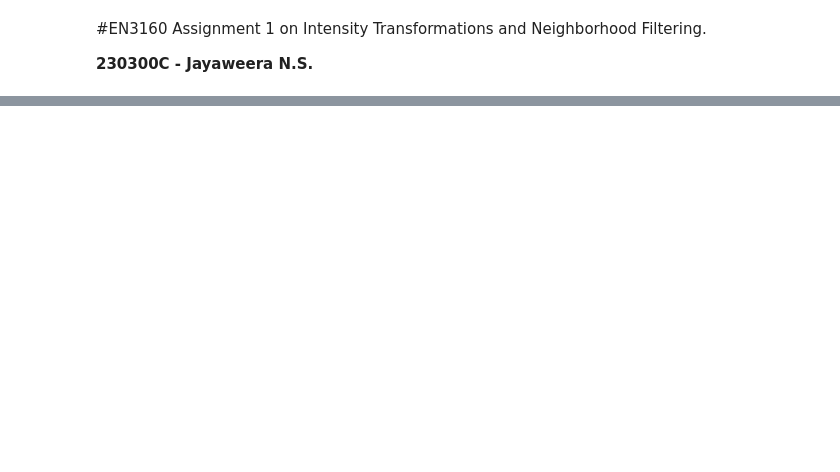
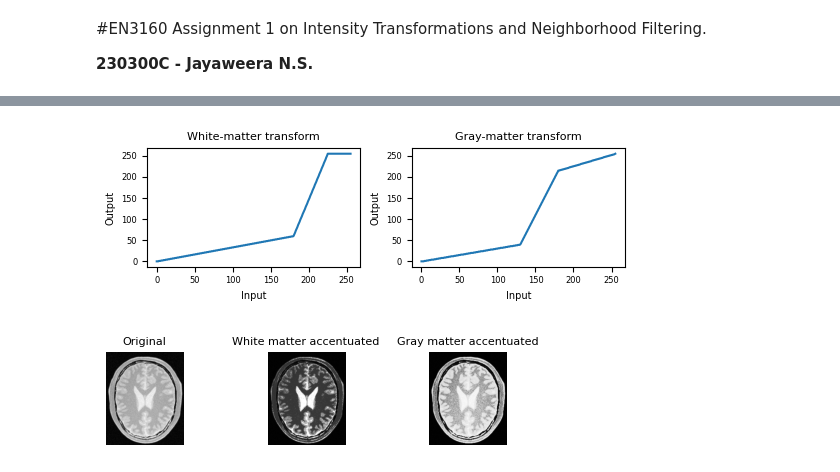
Before and after one commit to NisalJayaweera/EN3160-Assignment-1-on-Intensity-Transformations-and-Neighborhood-Filtering, a Jupyter notebook: Intensity_Transformation_Assignment.ipynb, the cells around one changed output, grey strips where cells are left out. Saved outputs shown, nothing was run; the diff lists cells and outputs as text; code cells hidden in the pictures; blank space fills up the shorter version.

```diff
--- a/Intensity_Transformation_Assignment.ipynb
+++ b/Intensity_Transformation_Assignment.ipynb
@@ -61,0 +130,20 @@ plt.show()
+# %%
+wm_breakpoints_list = np.array([(0,0), (180,60), (225,255), (255,255)])
+gm_breakpoints_list = np.array([(0,0), (130,40), (180,215), (255,255)])
+
+wm_breakpoints = np.array(wm_breakpoints_list)
+gm_breakpoints = np.array(gm_breakpoints_list)
+
+wm_img, wm_lut = intensity_transform(brain, wm_breakpoints)
+gm_img, gm_lut = intensity_transform(brain, gm_breakpoints)
+
+fig, ax = plt.subplots(1,2, figsize=(5.4,1.9))
+ax[0].plot(wm_lut); ax[0].set_title("White-matter transform"); ax[0].set_xlabel("Input"); ax[0].set_ylabel("Output")
+ax[1].plot(gm_lut); ax[1].set_title("Gray-matter transform"); ax[1].set_xlabel("Input"); ax[1].set_ylabel("Output")
+plt.tight_layout(); plt.show()
+
+show([brain, wm_img, gm_img],
+     ["Original", "White matter accentuated", "Gray matter accentuated"], figsize=(5.33,1.3))
+# %% [output]
+[figure, added]
+[figure, added]
```
Also changed, not shown: parts of 8 cells of this notebook.
